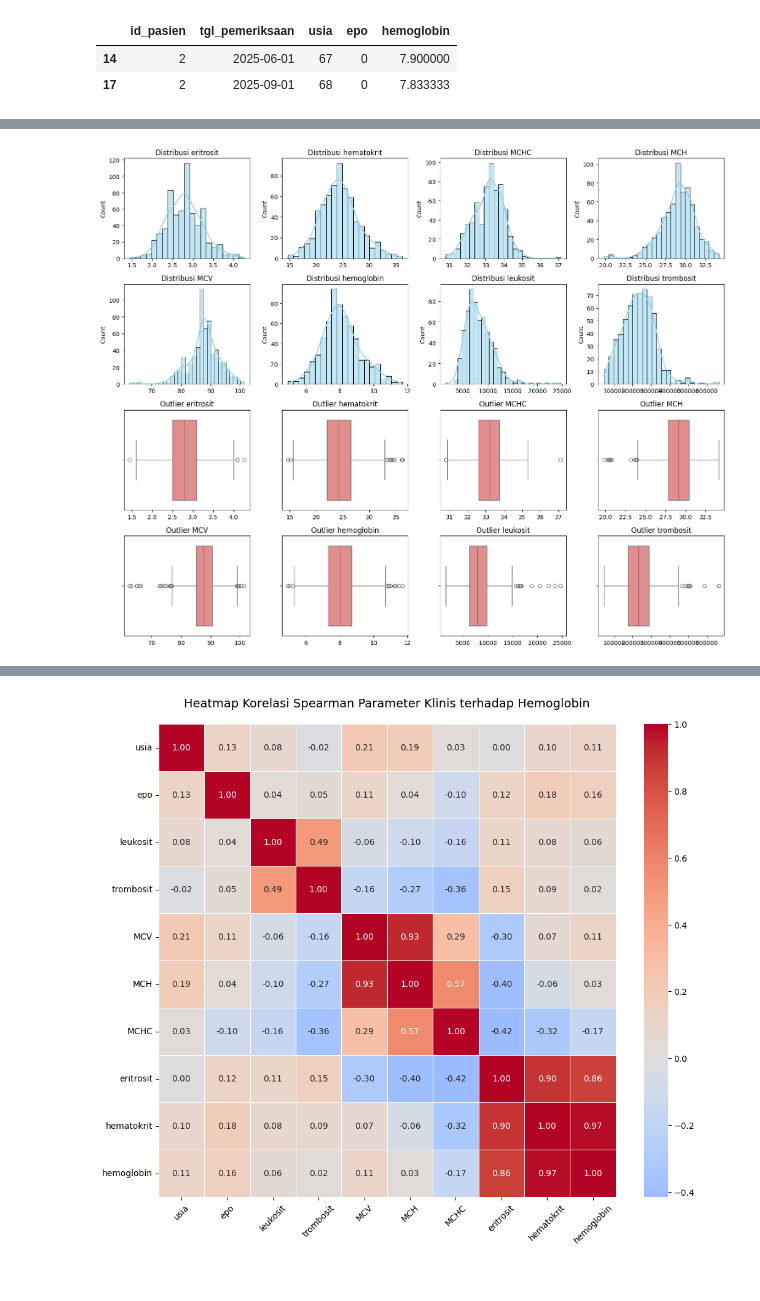
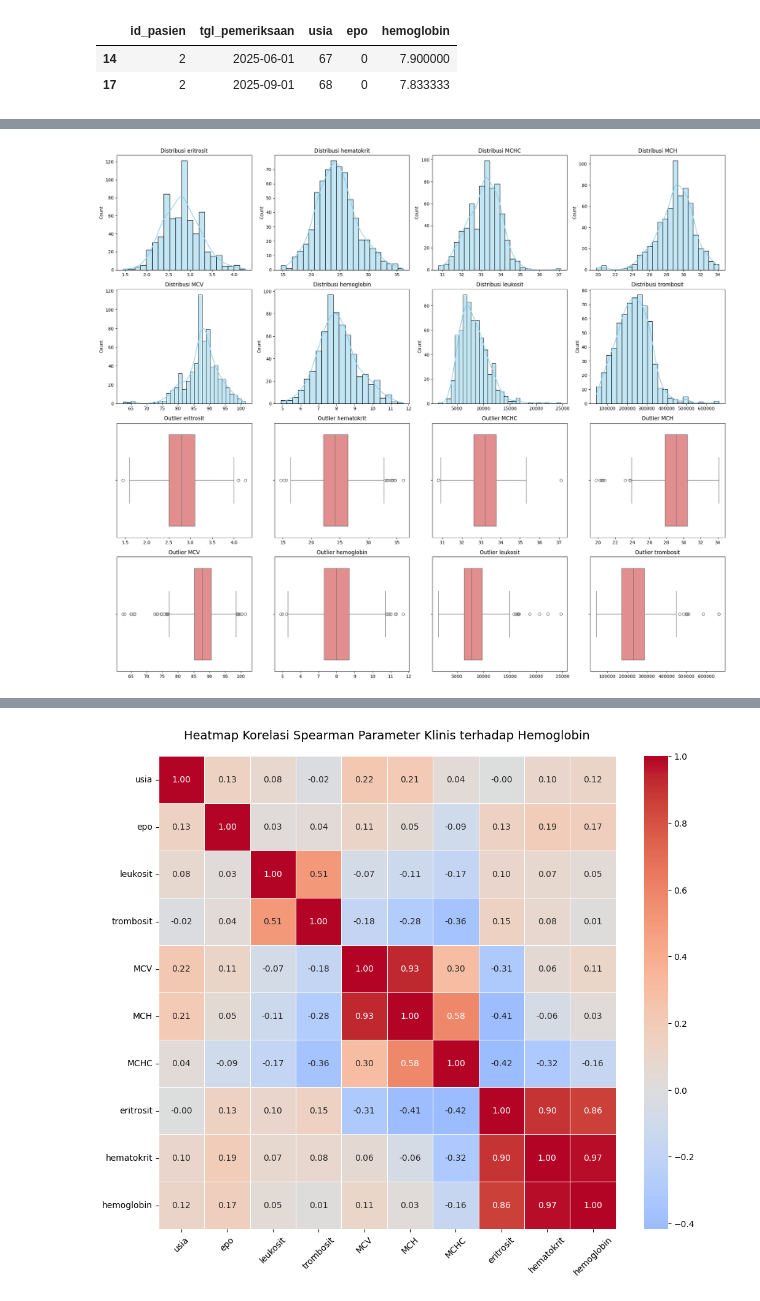
Before and after one commit to airtaprtw/PREDIKSI-KADAR-HB, a Jupyter notebook: notebooks/01_EDA.ipynb, the cells around one changed output, grey strips where cells are left out. Saved outputs shown, nothing was run; the diff lists cells and outputs as text; code cells hidden in the pictures.

```diff
--- a/notebooks/01_EDA.ipynb
+++ b/notebooks/01_EDA.ipynb
@@ -233,0 +311,29 @@ memory usage: 67.0 KB
+# %%
+import pandas as pd
+import numpy as np
+
+df_clean['tgl_pemeriksaan'] = pd.to_datetime(df_clean['tgl_pemeriksaan'])
+
+cols_statis = ['usia', 'jk', 'epo']
+cols_hematologi = ['hemoglobin', 'hematokrit', 'eritrosit', 'MCV', 'MCH', 'MCHC', 'leukosit', 'trombosit']
+all_cols = cols_statis + cols_hematologi
+
+df_complete = (df_clean.groupby('id_pasien')
+                .resample('MS', on='tgl_pemeriksaan')[all_cols]
+                .mean()
+                .reset_index())
+
+for col in cols_statis:
+    df_complete[col] = df_complete.groupby('id_pasien')[col].ffill().bfill()
+
+for col in cols_hematologi:
+    df_complete[col] = df_complete[col].fillna(df_complete.groupby('id_pasien')[col].transform('mean'))
+
+cols_to_int = ['usia', 'jk', 'epo', 'leukosit', 'trombosit']
+for col in cols_to_int:
+    df_complete[col] = df_complete[col].round().astype('Int64')
+
+print(f"Total baris sebelum restorasi: {len(df_clean)}")
+print(f"Total baris setelah restorasi (df_complete): {len(df_complete)}")
+print("\nContoh data hasil restorasi (Cek baris yang tadinya loncat):")
+display(df_complete.head(15))
@@ -412,21 +515,22 @@ Statistik Deskriptif Variabel Hematologi:
 # %%
-# Membuat figure untuk subplots
-plt.figure(figsize=(15, 12))
+import matplotlib.pyplot as plt
+
+plt.figure(figsize=(20, 17))
 
 for i, col in enumerate(cols_hematologi):
     # Histogram (Baris 1 & 2)
     plt.subplot(4, 4, i+1)
-    sns.histplot(df_clean[col], kde=True, color='skyblue') # Menggunakan df_clean
+    sns.histplot(df_complete[col], kde=True, color='skyblue') # Menggunakan df_complete
     plt.title(f'Distribusi {col}')
     plt.xlabel('')
 
     # Boxplot (Baris 3 & 4)
     plt.subplot(4, 4, i+9)
-    sns.boxplot(x=df_clean[col], color='lightcoral') # Menggunakan df_clean
+    sns.boxplot(x=df_complete[col], color='lightcoral') # Menggunakan df_complete
     plt.title(f'Outlier {col}')
     plt.xlabel('')
 
 plt.tight_layout()
 plt.show()
 # %% [output]
-[figure, old version]
+[figure, new version]
```
Also changed, not shown: parts of 20 cells of this notebook, 1 other file.
